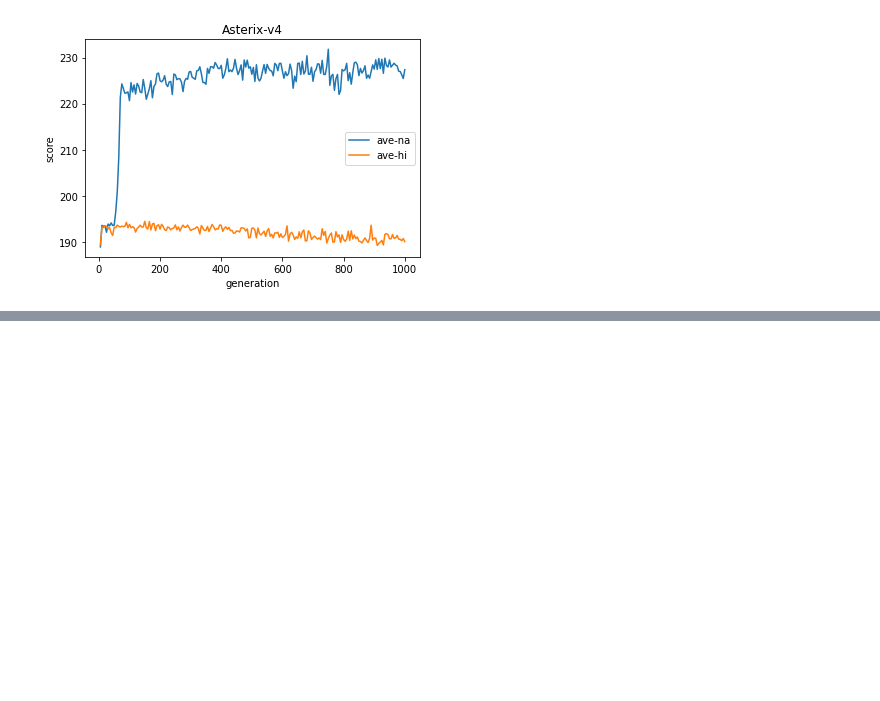
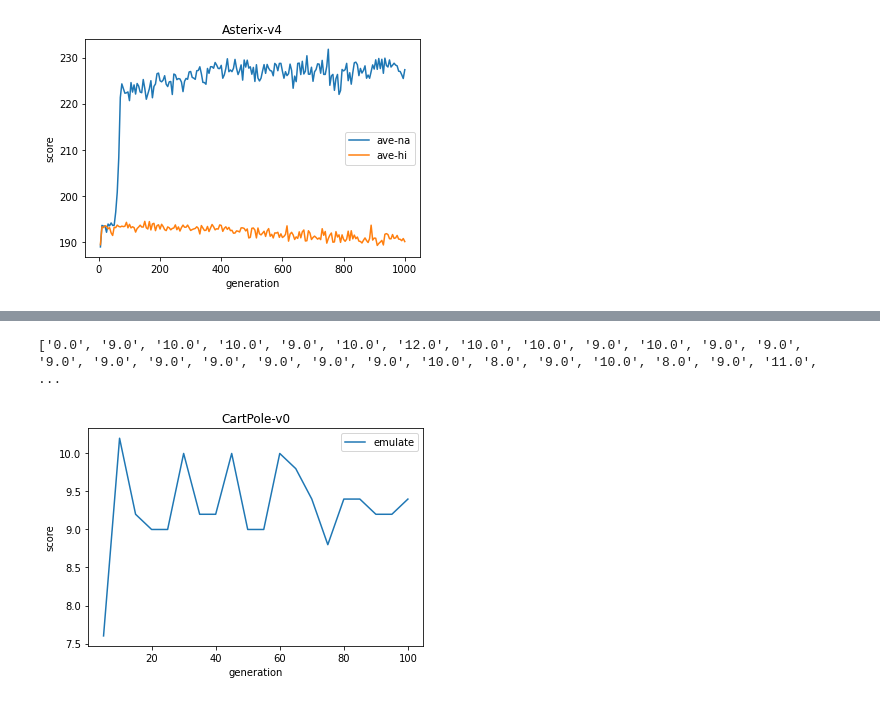
Before and after one commit to oyako-li/TPG, a Jupyter notebook: src/sample.ipynb, the cells around one changed output, grey strips where cells are left out. Drawn from its saved outputs; the diff is of its cells as text; code cells hidden in the pictures; blank space fills up the shorter version.

```diff
--- a/src/sample.ipynb
+++ b/src/sample.ipynb
@@ -385,0 +477,25 @@ Error:
+# %%
+title = "CartPole-v0"
+renge = 100
+
+mi4_em = load1(f'{title}/2022-07-27_19-27-04', renge, 5)
+# mi2_na, ma2_na, av2_na = load(f'{title}/2022-07-08_21-23-58', renge)
+ge = np.linspace(5, renge, mi4_em.size)
+
+plt.plot(ge, mi4_em, label='emulate')
+# plt.plot(ge, ma1_na, label='max')
+# plt.plot(ge, av1_na, label='ave')
+# plt.plot(ge, mi2_na, label='native-multi-min')
+# plt.plot(ge, ma2_na, label='native-multi-max')
+# plt.plot(ge, av2_na, label='native-multi-ave')
+
+plt.xlabel('generation')
+plt.ylabel('score')
+
+plt.title(title)
+plt.legend()
+
+plt.show()
+# %% [output]
+['0.0', '9.0', '10.0', '10.0', '9.0', '10.0', '12.0', '10.0', '10.0', '9.0', '10.0', '9.0', '9.0', '9.0', '9.0', '9.0', '9.0', '9.0', '9.0', '9.0', '10.0', '8.0', '9.0', '10.0', '8.0', '9.0', '11.0',  ...
+[figure, added]
```
Also changed, not shown: parts of 17 cells of this notebook, 12 other files.
